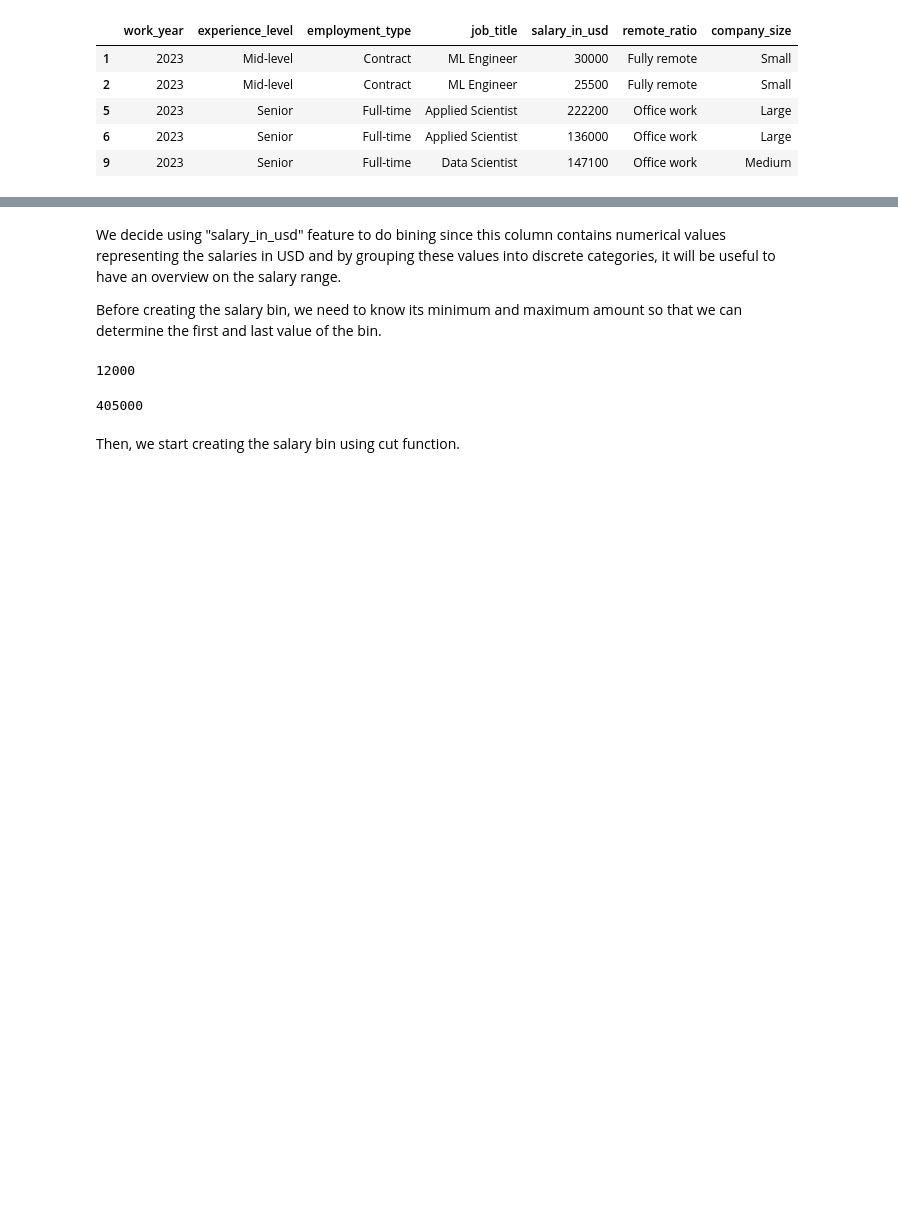
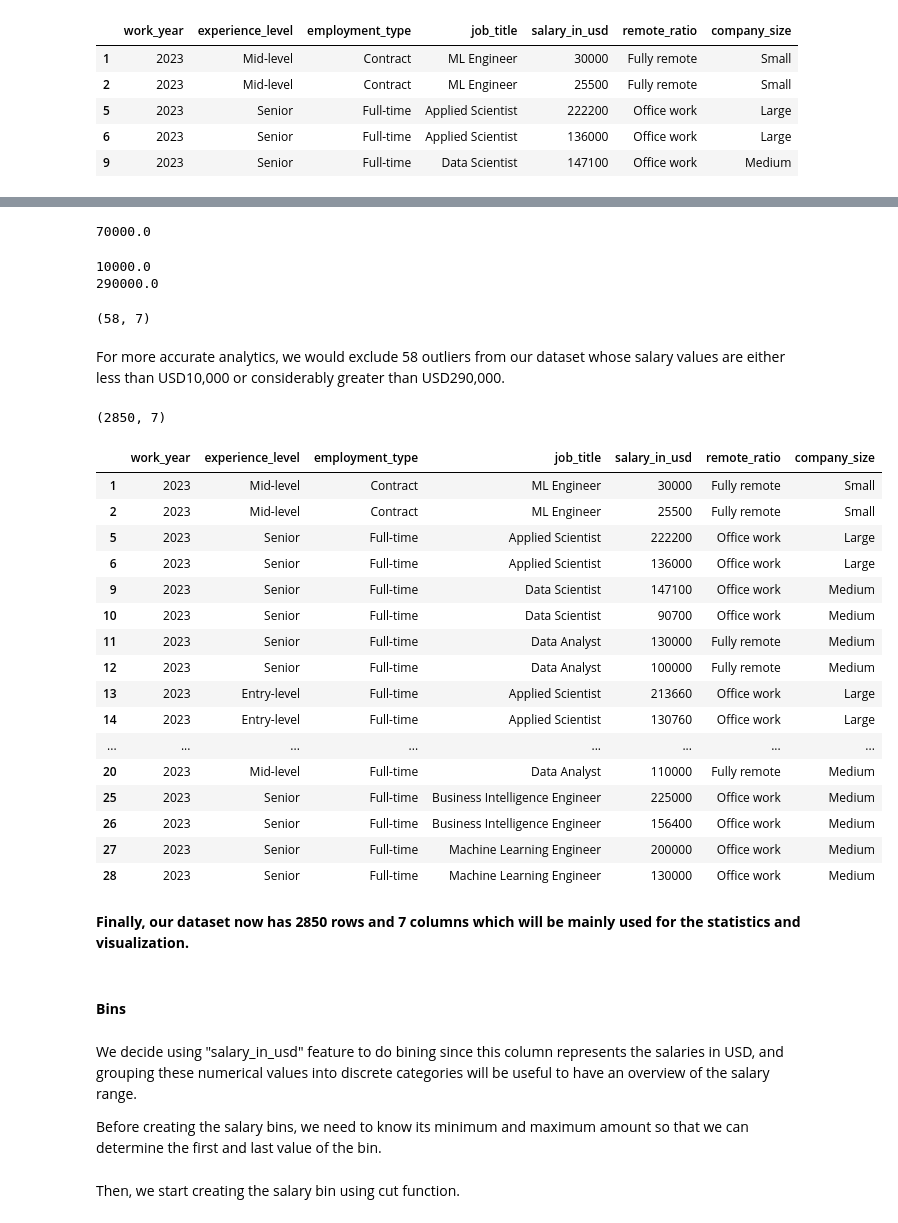
Before and after one commit to andylovecloud/Data, a Jupyter notebook: GroupHCDD.ipynb, the cells around one changed output, grey strips where cells are left out. Cells and saved outputs as stored; diff of their text form; code cells hidden in the pictures; blank space fills up the shorter version.

```diff
--- a/GroupHCDD.ipynb
+++ b/GroupHCDD.ipynb
@@ -285,19 +298,71 @@ df_salary.head()
+# %%
+# Define outliers by IQR
+q25 = np.percentile(df_salary.salary_in_usd, 25)
+q75 = np.percentile(df_salary.salary_in_usd, 75)
+IQR = q75 - q25
+IQR # Print IQR (Inter Quartile Range) values
+# %% [output]
+70000.0
+# %%
+# Calculate Upper/Lower to identify outliers with threshold is 1.5
+limit_iqr = 1.5*IQR
+lower_iqr = q25 - limit_iqr
+upper_iqr = q75 + limit_iqr
+print(lower_iqr)
+print(upper_iqr)
+# %% [output]
+10000.0
+290000.0
+# %%
+# The range of outliers should be lower than (<) "lower_iqr " and higher than (>) " > upper_iqr"
+outliers = df_salary[(df_salary['salary_in_usd'] < lower_iqr) | (df_salary['salary_in_usd'] > upper_iqr)]
+outliers.shape
+# %% [output]
+(58, 7)
+# %% [markdown]
+For more accurate analytics, we would exclude 58 outliers from our dataset whose salary values are either less than USD10,000 or considerably greater than USD290,000.
+# %%
+# Create new frame for the final dataset
+salary_final = df_salary[(df_salary['salary_in_usd'] > lower_iqr) & (df_salary['salary_in_usd'] < upper_iqr)]
+salary_final.shape
+# %% [output]
+(2850, 7)
+# %%
+salary_final.head(20)
+# %% [output]
+|  | work_year | experience_level | employment_type | job_title | salary_in_usd | remote_ratio | company_size |
+| 1 | 2023 | Mid-level | Contract | ML Engineer | 30000 | Fully remote | Small |
+| 2 | 2023 | Mid-level | Contract | ML Engineer | 25500 | Fully remote | Small |
+| 5 | 2023 | Senior | Full-time | Applied Scientist | 222200 | Office work | Large |
+| 6 | 2023 | Senior | Full-time | Applied Scientist | 136000 | Office work | Large |
+| 9 | 2023 | Senior | Full-time | Data Scientist | 147100 | Office work | Medium |
+| 10 | 2023 | Senior | Full-time | Data Scientist | 90700 | Office work | Medium |
+| 11 | 2023 | Senior | Full-time | Data Analyst | 130000 | Fully remote | Medium |
+| 12 | 2023 | Senior | Full-time | Data Analyst | 100000 | Fully remote | Medium |
+| 13 | 2023 | Entry-level | Full-time | Applied Scientist | 213660 | Office work | Large |
+| 14 | 2023 | Entry-level | Full-time | Applied Scientist | 130760 | Office work | Large |
+| ... | ... | ... | ... | ... | ... | ... | ... |
+| 20 | 2023 | Mid-level | Full-time | Data Analyst | 110000 | Fully remote | Medium |
+| 25 | 2023 | Senior | Full-time | Business Intelligence Engineer | 225000 | Office work | Medium |
+| 26 | 2023 | Senior | Full-time | Business Intelligence Engineer | 156400 | Office work | Medium |
+| 27 | 2023 | Senior | Full-time | Machine Learning Engineer | 200000 | Office work | Medium |
+| 28 | 2023 | Senior | Full-time | Machine Learning Engineer | 130000 | Office work | Medium |
+# %% [markdown]
+**Finally, our dataset now has 2850 rows and 7 columns which will be mainly used for the statistics and visualization.**
+# %% [markdown]
+#### **Bins**
 # %% [markdown]
-We decide using "salary_in_usd" feature to do bining since this column contains numerical values representing the salaries in USD and by grouping these values into discrete categories, it will be useful to have an overview on the salary range.
+We decide using "salary_in_usd" feature to do bining since this column represents the salaries in USD, and grouping these numerical values into discrete categories will be useful to have an overview of the salary range.
 
-Before creating the salary bin, we need to know its minimum and maximum amount so that we can determine the first and last value of the bin.
+Before creating the salary bins, we need to know its minimum and maximum amount so that we can determine the first and last value of the bin.
 # %%
-# Get the minimum salary
-min_salary = df_salary['salary_in_usd'].min()
+# Get the minimum salary by calling function min ()
+min_salary = salary_final['salary_in_usd'].min()
 min_salary
-# %% [output]
-12000
 # %%
-# Get the maximum salary
-max_salary = df_salary['salary_in_usd'].max()
+# Get the maximum salary by calling function max ()
+max_salary = salary_final['salary_in_usd'].max()
 max_salary
-# %% [output]
-405000
 # %% [markdown]
 Then, we start creating the salary bin using cut function.
 # %%
```
Also changed, not shown: parts of 97 cells of this notebook.
